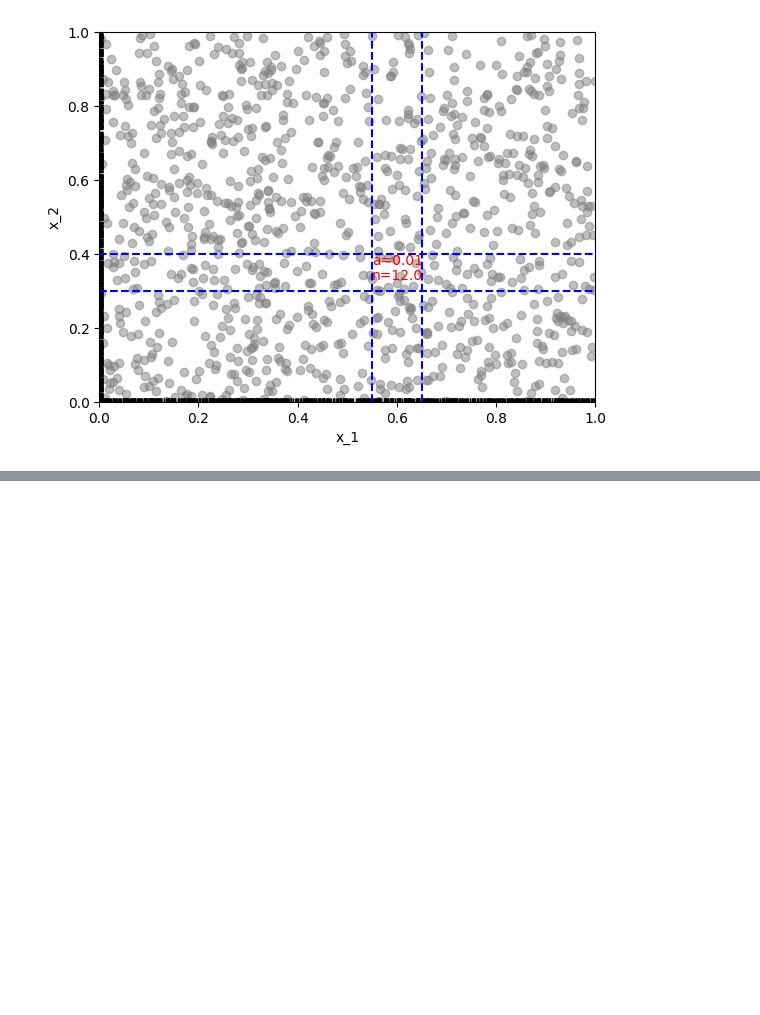
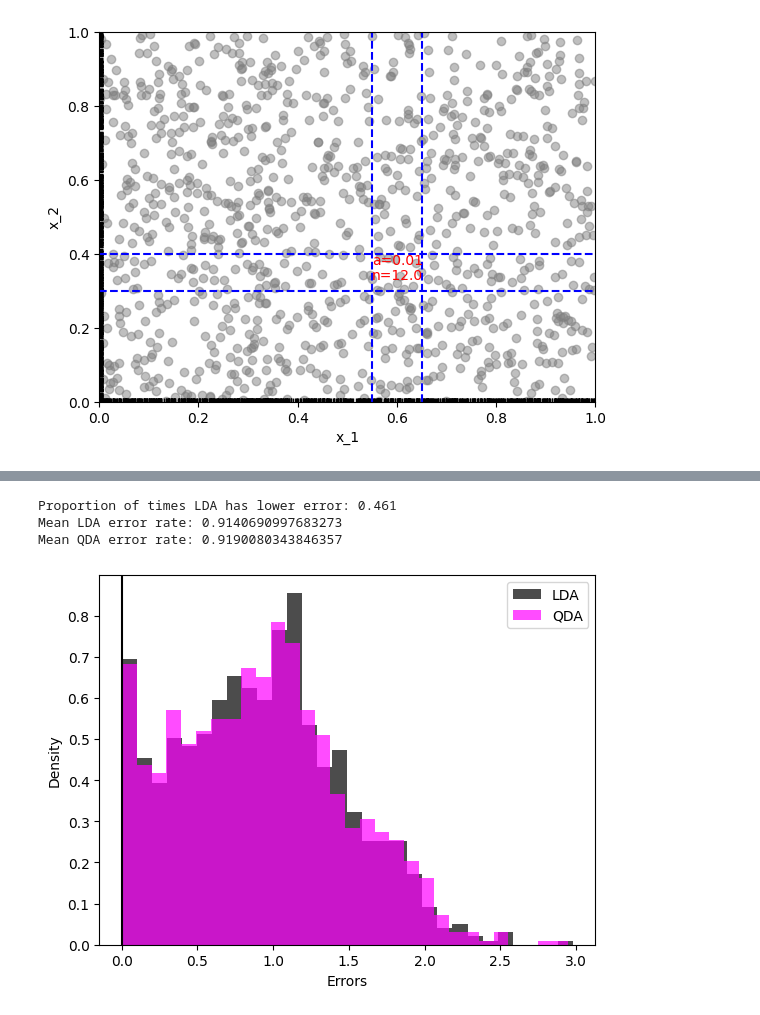
Before and after one commit to nicklausmillican/ISLP_Python, a Jupyter notebook: ISLP_Python_Ch4.ipynb, the cells around one changed output, grey strips where cells are left out. Saved outputs shown, nothing was run; the diff lists cells and outputs as text; code cells hidden in the pictures; blank space fills up the shorter version.

```diff
--- a/ISLP_Python_Ch4.ipynb
+++ b/ISLP_Python_Ch4.ipynb
@@ -474,0 +582,10 @@ plt.show()
+# %%
+from sklearn.discriminant_analysis import LinearDiscriminantAnalysis, QuadraticDiscriminantAnalysis
+
+# LDA
+lda = LinearDiscriminantAnalysis()
+lda.fit(train_set[['value']], train_set['class'])
+
+# QDA
+qda = QuadraticDiscriminantAnalysis()
+qda.fit(train_set[['value']], train_set['class'])
@@ -474,0 +683,57 @@ plt.show()
+# %%
+m = 1000
+n = 10
+lda_errors = np.zeros(m)
+qda_errors = np.zeros(m)
+lda_best = np.zeros(m)
+
+for i in range(m):
+    x1 = np.random.normal(loc=-1, scale=1, size=n)
+    x2 = np.random.normal(loc=1, scale=1, size=n)
+
+    train_portion = 0.80
+    train_ind = np.arange(0, round(train_portion * len(x1)))
+
+    x1_train = x1[train_ind]
+    x2_train = x2[train_ind]
+    x1_test = np.delete(x1, train_ind)
+    x2_test = np.delete(x2, train_ind)
+
+    train_set = pd.DataFrame({"class": np.repeat(["x1", "x2"], len(train_ind)),
+                              "value": np.concatenate([x1_train, x2_train])})
+
+    test_set = pd.DataFrame({"class": np.repeat(["x1", "x2"], len(x1) - len(train_ind)),
+                              "value": np.concatenate([x1_test, x2_test])})
+
+    lda = LinearDiscriminantAnalysis()
+    lda.fit(train_set[['value']], train_set['class'])
+
+    qda = QuadraticDiscriminantAnalysis()
+    qda.fit(train_set[['value']], train_set['class'])
+
+    lda_preds = lda.predict_proba(test_set[['value']])
+    lda_err = np.where(test_set['class'] == "x1", 1 - lda_preds[:, 0], 1 - lda_preds[:, 1])
+    lda_errors[i] = sum(lda_err)
+
+    qda_preds = qda.predict_proba(test_set[['value']])
+    qda_err = np.where(test_set['class'] == "x1", 1 - qda_preds[:, 0], 1 - qda_preds[:, 1])
+    qda_errors[i] = sum(qda_err)
+
+    lda_best[i] = lda_errors[i] <= qda_errors[i]
+
+print("Proportion of times LDA has lower error:", sum(lda_best) / m)
+print("Mean LDA error rate:", np.mean(lda_errors))
+print("Mean QDA error rate:", np.mean(qda_errors))
+
+plt.hist(lda_errors, bins=30, density=True, color="black", alpha=0.7, label="LDA")
+plt.hist(qda_errors, bins=30, density=True, color="magenta", alpha=0.7, label="QDA")
+plt.xlabel("Errors")
+plt.ylabel("Density")
+plt.legend()
+plt.axvline(x=0, color="black")
+plt.show()
+# %% [output]
+Proportion of times LDA has lower error: 0.461
+Mean LDA error rate: 0.9140690997683273
+Mean QDA error rate: 0.9190080343846357
+[figure, added]
```
Also changed, not shown: parts of 20 cells of this notebook.
